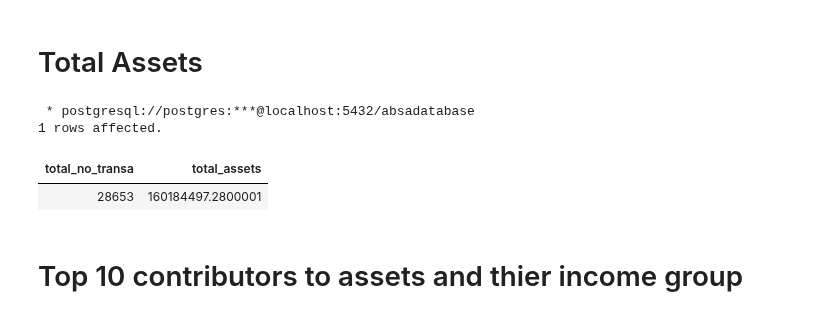
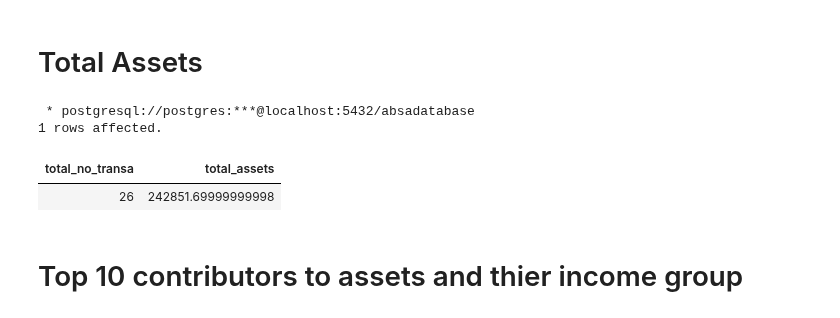
Before and after one commit to The-DigitalAcademy/EXPLORING-ABSA-DATASETS, a Jupyter notebook: assets.ipynb, the cells around one changed output. Cells and saved outputs as stored; diff of their text form; code cells hidden in the pictures.

```diff
--- a/assets.ipynb
+++ b/assets.ipynb
@@ -139,23 +283,17 @@ ORDER BY
 # %%
 %%sql
 SELECT  count(transaction_description) as total_no_transa,
     SUM(amt) AS total_assets
 FROM
     TransactionData
 WHERE
-    (Transaction_Description LIKE '%CR%'
-     OR Transaction_Description LIKE '%CREDIT%'
-     OR Transaction_Description LIKE '%CAPITAL%'
-     OR Transaction_Description LIKE '%LOAN%'
-     OR Transaction_Description LIKE '%DISBURSEMENT%'
-     OR Transaction_Description LIKE '%ADVANCE%')
-    AND amt > 0
+    Transaction_Description = 'INVESTMENT CAPITAL'
 ;
 # %% [output]
  * postgresql://postgres:***@localhost:5432/absadatabase
 1 rows affected.
 | total_no_transa | total_assets |
-| 28653 | 160184497.2800001 |
+| 26 | 242851.69999999998 |
 # %% [markdown]
 # Top 10 contributors to assets and thier income group
 # %%
```
Also changed, not shown: parts of 5 cells of this notebook.
